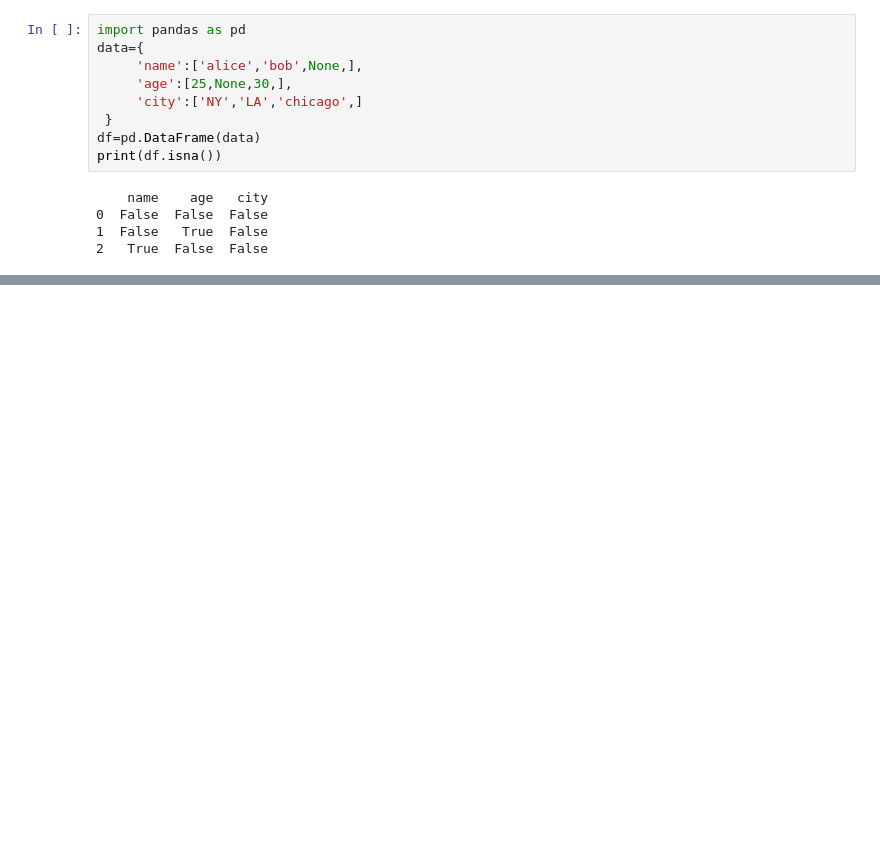
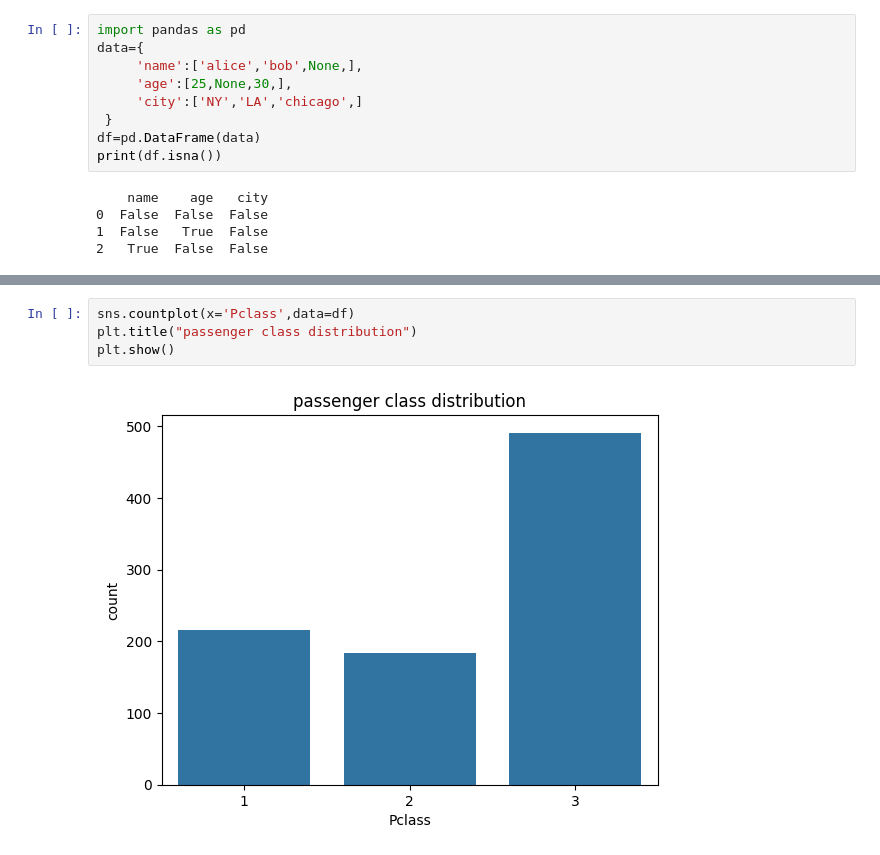
Before and after one commit to bvvspoly/gitdemo516, a Jupyter notebook: 23CS516.ipynb, the cells around one changed output, grey strips where cells are left out. Drawn from its saved outputs; the diff is of its cells as text; blank space fills up the shorter version.

```diff
--- a/23CS516.ipynb
+++ b/23CS516.ipynb
@@ -2113,0 +2059,6 @@ plt.show()
+# %%
+sns.countplot(x='Pclass',data=df)
+plt.title("passenger class distribution")
+plt.show()
+# %% [output]
+[figure, added]
```
Also changed, not shown: parts of 39 cells of this notebook.
